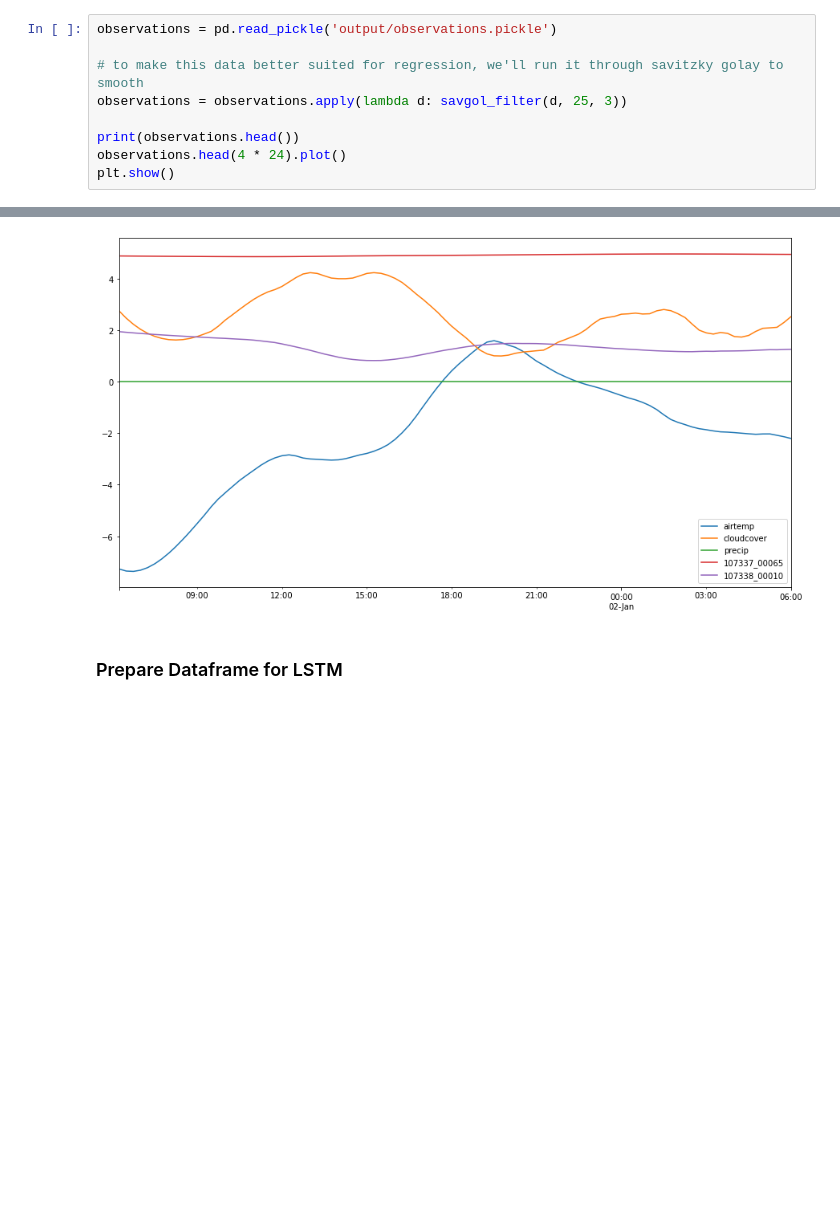
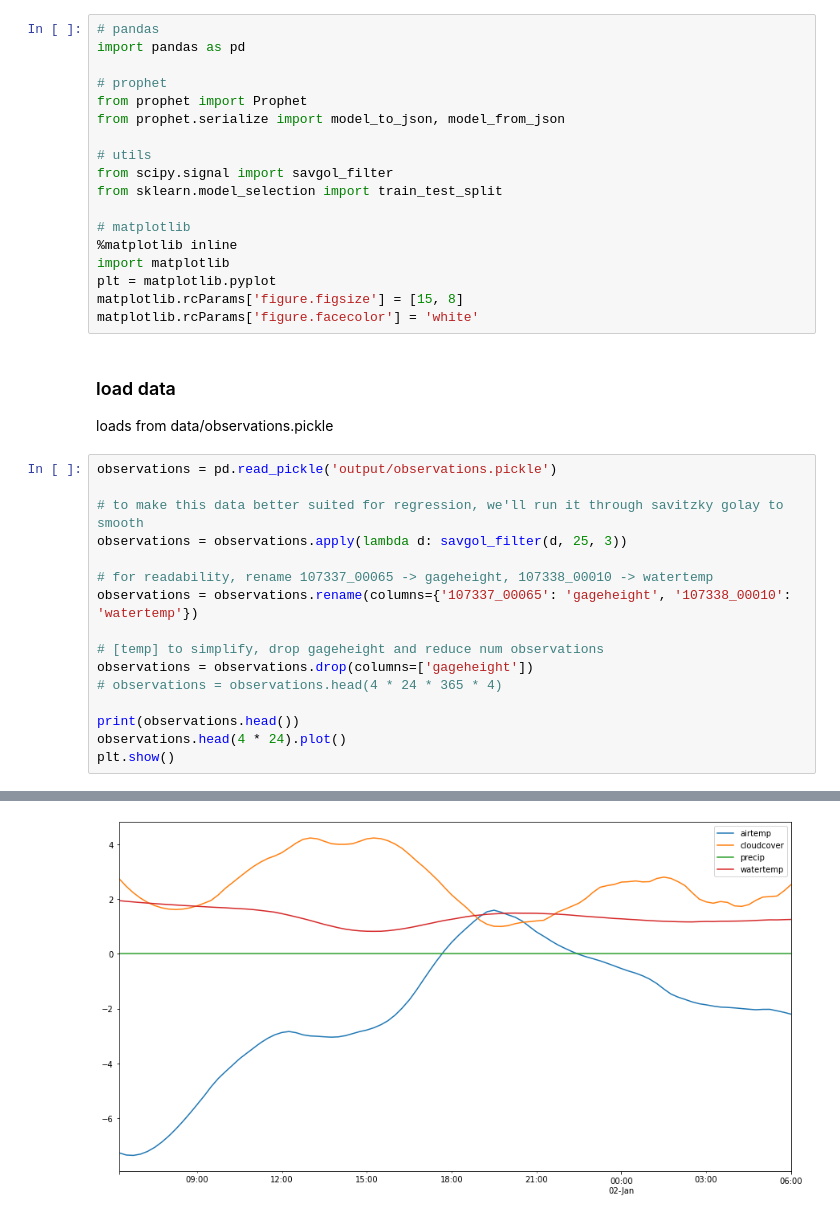
Before and after one commit to jaismith/flowcast, a Jupyter notebook: learn.ipynb, the cells around one changed output, grey strips where cells are left out. Cells and saved outputs as stored; diff of their text form; blank space fills up the shorter version.

Commit message:
switch to prophet, archive other models

```diff
--- a/learn.ipynb
+++ b/learn.ipynb
@@ -38,9 +5,38 @@ FORECAST_FRAME = 4 * 24
+# %%
+# pandas
+import pandas as pd
+
+# prophet
+from prophet import Prophet
+from prophet.serialize import model_to_json, model_from_json
+
+# utils
+from scipy.signal import savgol_filter
+from sklearn.model_selection import train_test_split
+
+# matplotlib
+%matplotlib inline
+import matplotlib
+plt = matplotlib.pyplot
+matplotlib.rcParams['figure.figsize'] = [15, 8]
+matplotlib.rcParams['figure.facecolor'] = 'white'
+# %% [markdown]
+### load data
+
+loads from data/observations.pickle
 # %%
 observations = pd.read_pickle('output/observations.pickle')
 
 # to make this data better suited for regression, we'll run it through savitzky golay to smooth
 observations = observations.apply(lambda d: savgol_filter(d, 25, 3))
 
+# for readability, rename 107337_00065 -> gageheight, 107338_00010 -> watertemp
+observations = observations.rename(columns={'107337_00065': 'gageheight', '107338_00010': 'watertemp'})
+
+# [temp] to simplify, drop gageheight and reduce num observations
+observations = observations.drop(columns=['gageheight'])
+# observations = observations.head(4 * 24 * 365 * 4)
+
 print(observations.head())
 observations.head(4 * 24).plot()
 plt.show()
@@ -61,3 +50 @@ plt.show()
-[figure, old version]
+[figure, new version]
-# %% [markdown]
-### Prepare Dataframe for LSTM
```
Also changed, not shown: parts of 19 cells of this notebook, 3 other files.
